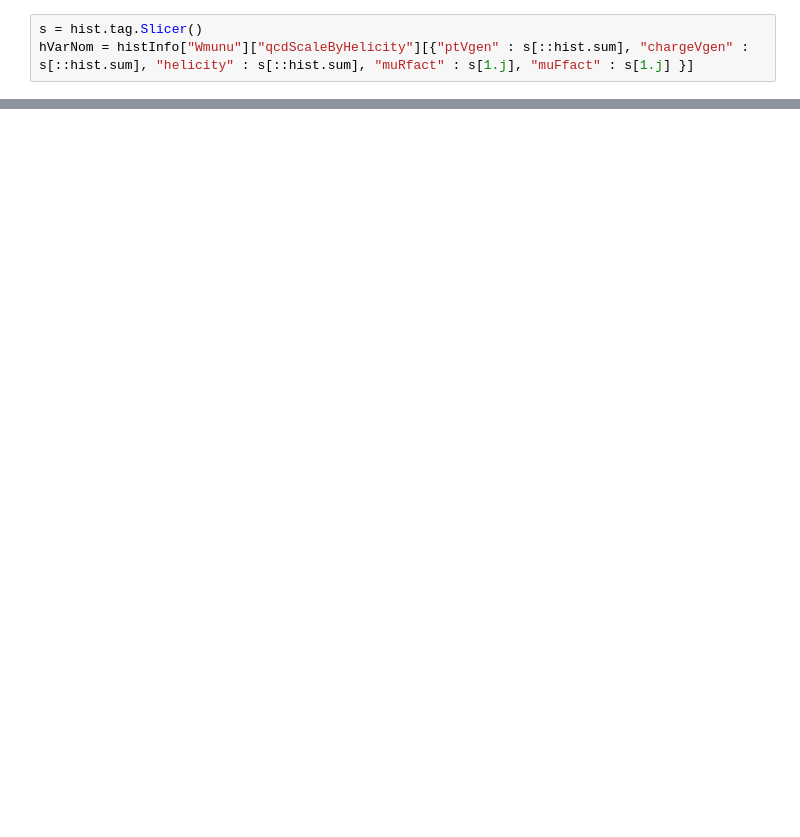
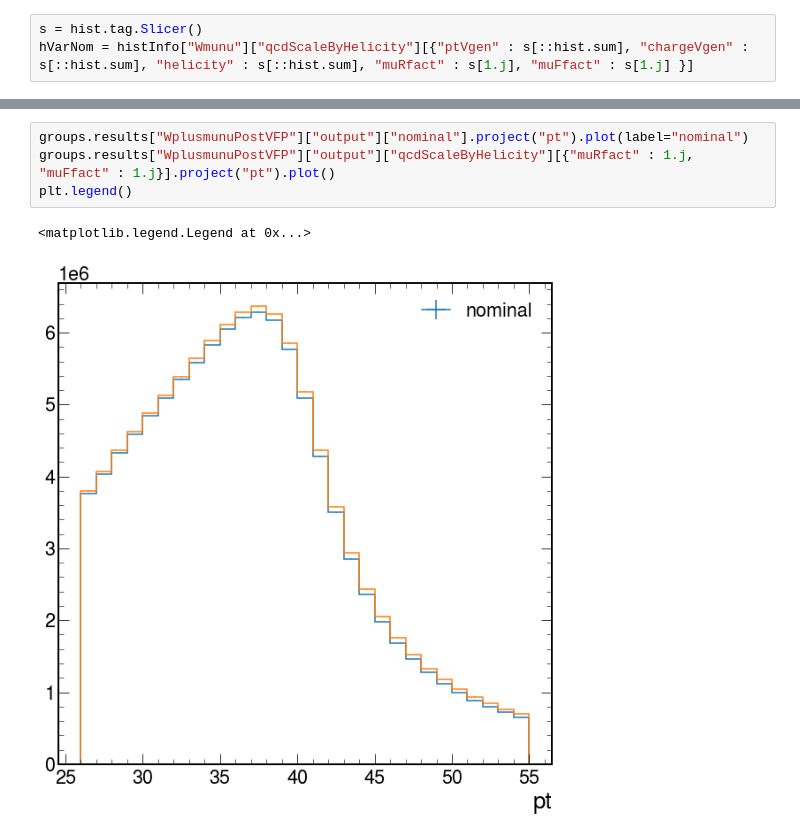
Before and after one commit to bendavid/WRemnants, a Jupyter notebook: notebooks/systsScratch.ipynb, the cells around one changed output, grey strips where cells are left out. Saved outputs shown, nothing was run; the diff lists cells and outputs as text; blank space fills up the shorter version.

```diff
--- a/notebooks/systsScratch.ipynb
+++ b/notebooks/systsScratch.ipynb
@@ -88,0 +134,7 @@ print(histInfo["Wmunu"]["qcdScaleByHelicity"][{"muRfact" :1.j, "muFfact" : 1.j}]
+# %%
+groups.results["WplusmunuPostVFP"]["output"]["nominal"].project("pt").plot(label="nominal")
+groups.results["WplusmunuPostVFP"]["output"]["qcdScaleByHelicity"][{"muRfact" : 1.j, "muFfact" : 1.j}].project("pt").plot()
+plt.legend()
+# %% [output]
+<matplotlib.legend.Legend at 0x...>
+[figure, added]
```
Also changed, not shown: parts of 20 cells of this notebook, 7 other files.
